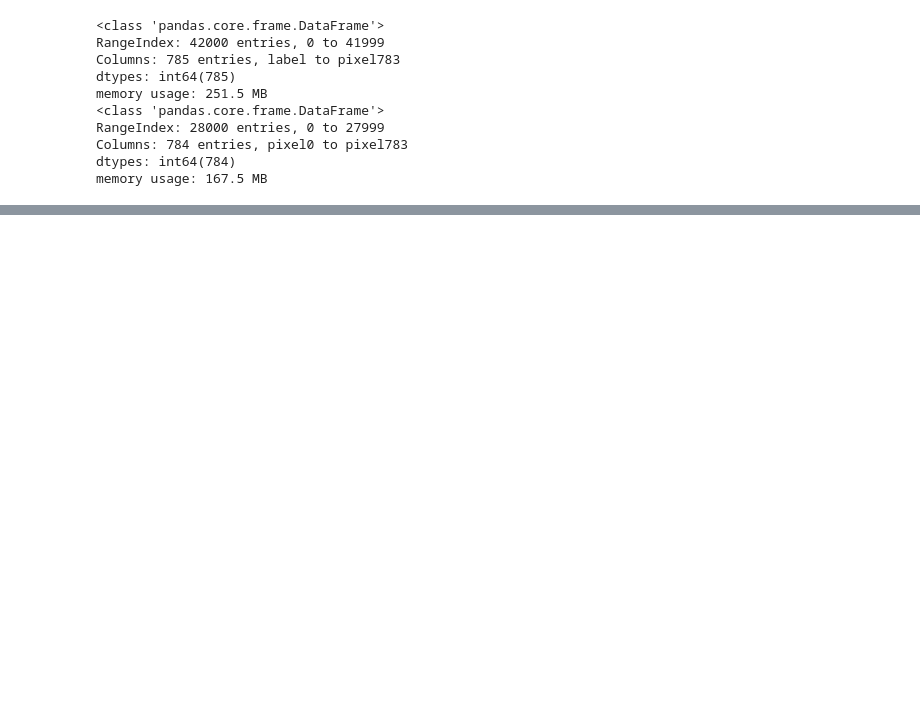
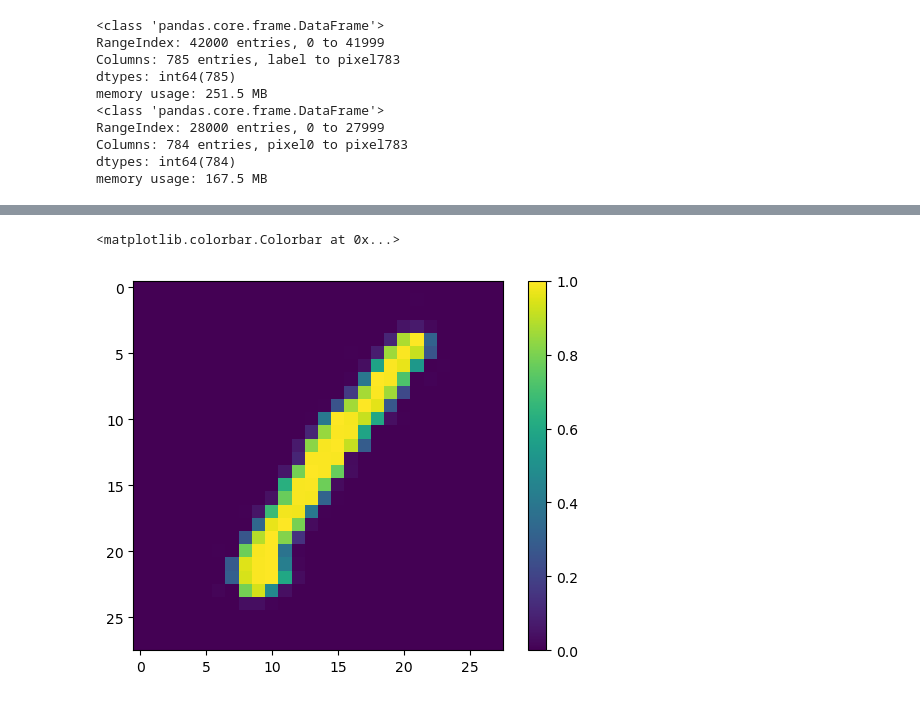
Before and after one commit to lmlb-astro/Kaggle-competitions, a Jupyter notebook: DigitRecognizer/conv_prediction.ipynb, the cells around one changed output, grey strips where cells are left out. Drawn from its saved outputs; the diff is of its cells as text; code cells hidden in the pictures; blank space fills up the shorter version.

```diff
--- a/DigitRecognizer/conv_prediction.ipynb
+++ b/DigitRecognizer/conv_prediction.ipynb
@@ -47,3 +89,16 @@ def create_input_images(df, start = 1):
 ## create the arrays of input images
 im_arr = create_input_images(df_train)
 im_arr_test = create_input_images(df_test, start = 0)
+
+## create training input labels
+Y = df_train["label"].to_numpy()
+print(Y.shape)
+
+## Augment the training dataset
+im_arr, Y = augment_images(im_arr, Y, num_rot = 3, num_sm = 3)
+print(im_arr.shape)
+print(Y.shape)
+
+## perform one_hot encoding
+Y_oh = tf.one_hot(Y, 10)
+im_arr.shape
@@ -52,7 +112,7 @@ from tensorflow.keras.losses import CategoricalCrossentropy
 
 #### User input ####
 learn_rate = 2.0e-3
-epochs = 15
+epochs = 3
 batch_size = 64
 num_batches = int(im_arr.shape[0]/batch_size)
 # %%
@@ -60,10 +120,10 @@ num_batches = int(im_arr.shape[0]/batch_size)
 #model1 = conv.ConvModel(conv_layer = 'Conv2D', drop_rate = 0.25, kernel_size = (3, 3), filters = [48, 32])
 
 ## create the model: residual model layers
-#model1 = conv.ResModel(drop_rate = 0.25, kernel_size = (3, 3), filters = [24, 48])
+model1 = conv.ResModel(drop_rate = 0.25, kernel_size = (3, 3), filters = [24, 48])
 
 ## create the model: large residual model with 2 x 6 layers
-model1 = conv.ResModelLarge(drop_rate = 0.25, kernel_size = (3, 3))
+#model1 = conv.ResModelLarge(drop_rate = 0.25, kernel_size = (3, 3))
 
 ##instantiate the batch callbacks
 batch_history = hist.BatchHistory()
@@ -85,4 +139,4 @@ im_arr.shape
 # %%
 ## fit the model (currently just testing the design, no final run yet)
-model1.fit(im_arr, Y_oh, batch_size = batch_size, epochs = epochs, callbacks = [batch_history])
+model1.fit(im_arr, Y_oh, batch_size = batch_size, shuffle = True, epochs = epochs, callbacks = [batch_history])
 # %% [output]
@@ -143,3 +186,10 @@ df_test["ImageId"] = np.arange(1, len(df_test.index)+1)
 ## write results to csv file
 #to_write = ["ImageId", "Label"]
 #df_test.to_csv(test_pred_path, columns = to_write, index = False)
+# %%
+## plot an image
+plt.imshow(im_arr[1])
+plt.colorbar()
+# %% [output]
+<matplotlib.colorbar.Colorbar at 0x...>
+[figure, added]
```
Also changed, not shown: parts of 11 cells of this notebook, 1 other file.
